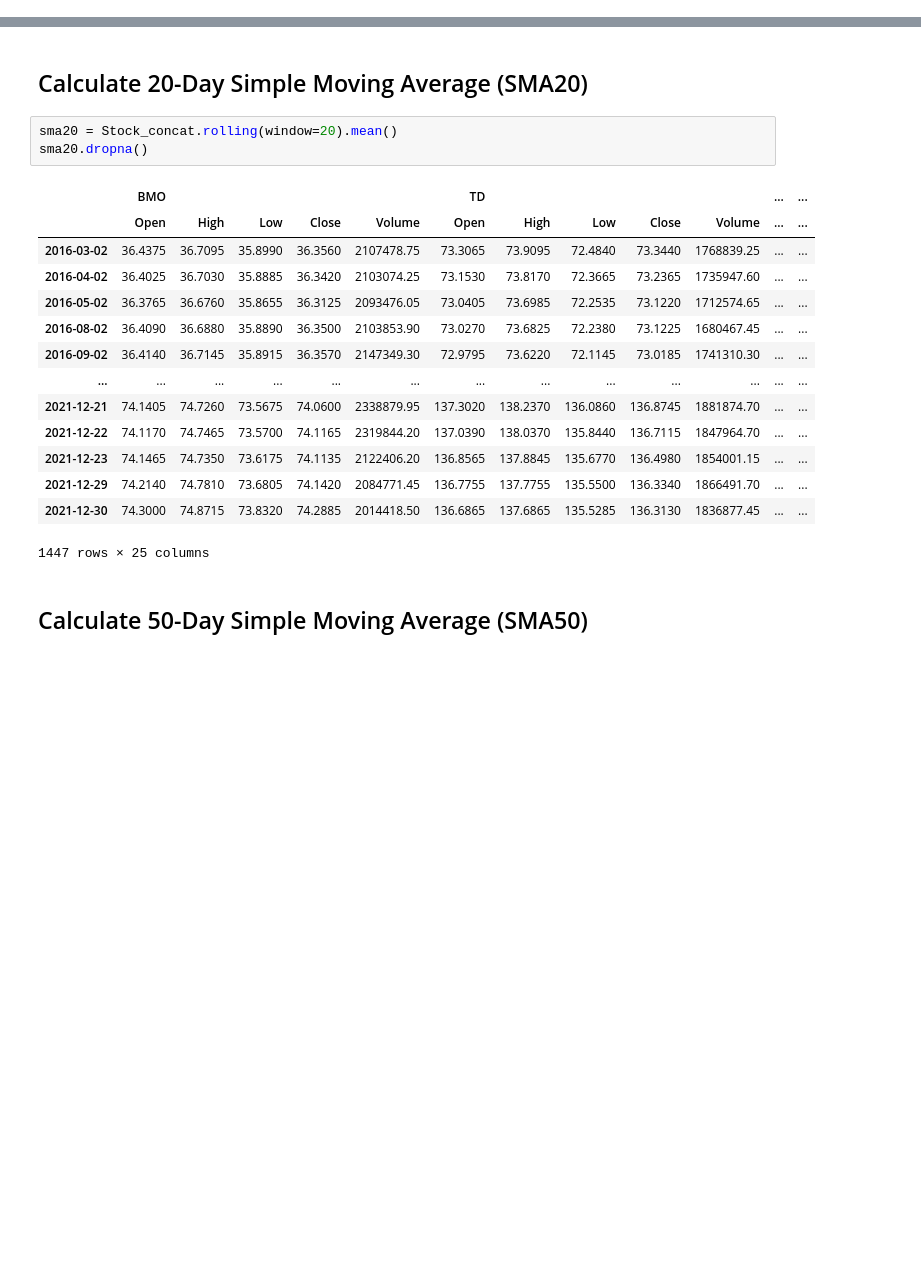
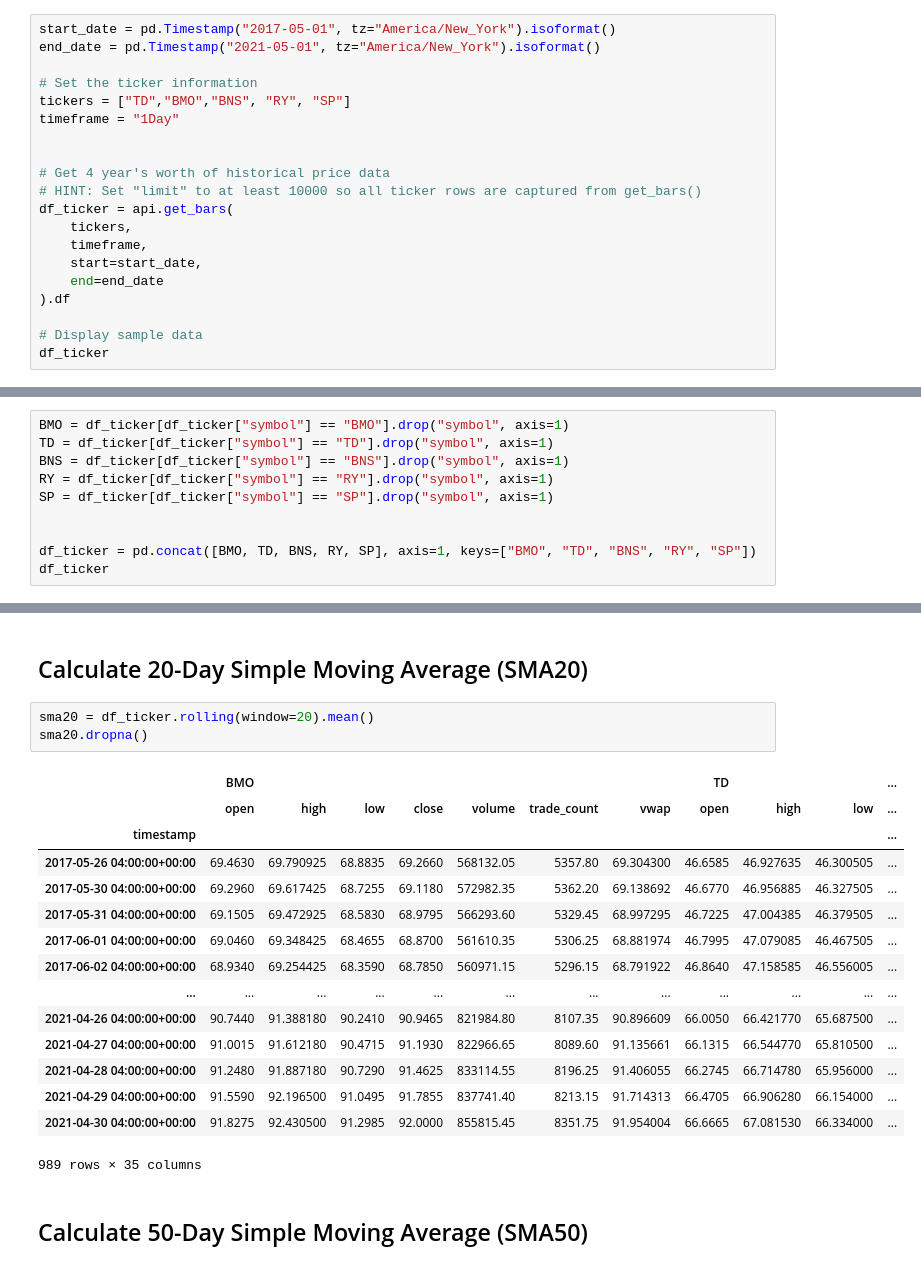
Before and after one commit to Jahanzeb9999/Fintech-Project-1, a Jupyter notebook: Fintech-Project-1-master/project1.ipynb, the cells around one changed output, grey strips where cells are left out. Cells and saved outputs as stored; diff of their text form; blank space fills up the shorter version.

```diff
--- a/Fintech-Project-1-master/project1.ipynb
+++ b/Fintech-Project-1-master/project1.ipynb
@@ -23,0 +27,20 @@ ValueError: ('Key ID must be given to access Alpaca trade API', ' (env: APCA_API
+# %%
+start_date = pd.Timestamp("2017-05-01", tz="America/New_York").isoformat()
+end_date = pd.Timestamp("2021-05-01", tz="America/New_York").isoformat()
+
+# Set the ticker information
+tickers = ["TD","BMO","BNS", "RY", "SP"]
+timeframe = "1Day"
+
+
+# Get 4 year's worth of historical price data
+# HINT: Set "limit" to at least 10000 so all ticker rows are captured from get_bars()
+df_ticker = api.get_bars(
+    tickers,
+    timeframe,
+    start=start_date,
+    end=end_date
+).df
+
+# Display sample data
+df_ticker
@@ -23,0 +62,10 @@ ValueError: ('Key ID must be given to access Alpaca trade API', ' (env: APCA_API
+# %%
+BMO = df_ticker[df_ticker["symbol"] == "BMO"].drop("symbol", axis=1)
+TD = df_ticker[df_ticker["symbol"] == "TD"].drop("symbol", axis=1)
+BNS = df_ticker[df_ticker["symbol"] == "BNS"].drop("symbol", axis=1)
+RY = df_ticker[df_ticker["symbol"] == "RY"].drop("symbol", axis=1)
+SP = df_ticker[df_ticker["symbol"] == "SP"].drop("symbol", axis=1)
+
+
+df_ticker = pd.concat([BMO, TD, BNS, RY, SP], axis=1, keys=["BMO", "TD", "BNS", "RY", "SP"])
+df_ticker
@@ -297,23 +270,24 @@ SP500_data["Close"].plot()
 # %% [markdown]
 ## Calculate 20-Day Simple Moving Average (SMA20)
 # %%
-sma20 = Stock_concat.rolling(window=20).mean()
+sma20 = df_ticker.rolling(window=20).mean()
 sma20.dropna()
 # %% [output]
-|  | BMO |  |  |  |  | TD |  |  |  |  | ... | ... |
-|  | Open | High | Low | Close | Volume | Open | High | Low | Close | Volume | ... | ... |
-| 2016-03-02 | 36.4375 | 36.7095 | 35.8990 | 36.3560 | 2107478.75 | 73.3065 | 73.9095 | 72.4840 | 73.3440 | 1768839.25 | ... | ... |
-| 2016-04-02 | 36.4025 | 36.7030 | 35.8885 | 36.3420 | 2103074.25 | 73.1530 | 73.8170 | 72.3665 | 73.2365 | 1735947.60 | ... | ... |
-| 2016-05-02 | 36.3765 | 36.6760 | 35.8655 | 36.3125 | 2093476.05 | 73.0405 | 73.6985 | 72.2535 | 73.1220 | 1712574.65 | ... | ... |
-| 2016-08-02 | 36.4090 | 36.6880 | 35.8890 | 36.3500 | 2103853.90 | 73.0270 | 73.6825 | 72.2380 | 73.1225 | 1680467.45 | ... | ... |
-| 2016-09-02 | 36.4140 | 36.7145 | 35.8915 | 36.3570 | 2147349.30 | 72.9795 | 73.6220 | 72.1145 | 73.0185 | 1741310.30 | ... | ... |
-| ... | ... | ... | ... | ... | ... | ... | ... | ... | ... | ... | ... | ... |
-| 2021-12-21 | 74.1405 | 74.7260 | 73.5675 | 74.0600 | 2338879.95 | 137.3020 | 138.2370 | 136.0860 | 136.8745 | 1881874.70 | ... | ... |
-| 2021-12-22 | 74.1170 | 74.7465 | 73.5700 | 74.1165 | 2319844.20 | 137.0390 | 138.0370 | 135.8440 | 136.7115 | 1847964.70 | ... | ... |
-| 2021-12-23 | 74.1465 | 74.7350 | 73.6175 | 74.1135 | 2122406.20 | 136.8565 | 137.8845 | 135.6770 | 136.4980 | 1854001.15 | ... | ... |
-| 2021-12-29 | 74.2140 | 74.7810 | 73.6805 | 74.1420 | 2084771.45 | 136.7755 | 137.7755 | 135.5500 | 136.3340 | 1866491.70 | ... | ... |
-| 2021-12-30 | 74.3000 | 74.8715 | 73.8320 | 74.2885 | 2014418.50 | 136.6865 | 137.6865 | 135.5285 | 136.3130 | 1836877.45 | ... | ... |
+|  | BMO |  |  |  |  |  |  | TD |  |  | ... |
+|  | open | high | low | close | volume | trade_count | vwap | open | high | low | ... |
+| timestamp |  |  |  |  |  |  |  |  |  |  | ... |
+| 2017-05-26 04:00:00+00:00 | 69.4630 | 69.790925 | 68.8835 | 69.2660 | 568132.05 | 5357.80 | 69.304300 | 46.6585 | 46.927635 | 46.300505 | ... |
+| 2017-05-30 04:00:00+00:00 | 69.2960 | 69.617425 | 68.7255 | 69.1180 | 572982.35 | 5362.20 | 69.138692 | 46.6770 | 46.956885 | 46.327505 | ... |
+| 2017-05-31 04:00:00+00:00 | 69.1505 | 69.472925 | 68.5830 | 68.9795 | 566293.60 | 5329.45 | 68.997295 | 46.7225 | 47.004385 | 46.379505 | ... |
+| 2017-06-01 04:00:00+00:00 | 69.0460 | 69.348425 | 68.4655 | 68.8700 | 561610.35 | 5306.25 | 68.881974 | 46.7995 | 47.079085 | 46.467505 | ... |
+| 2017-06-02 04:00:00+00:00 | 68.9340 | 69.254425 | 68.3590 | 68.7850 | 560971.15 | 5296.15 | 68.791922 | 46.8640 | 47.158585 | 46.556005 | ... |
+| ... | ... | ... | ... | ... | ... | ... | ... | ... | ... | ... | ... |
+| 2021-04-26 04:00:00+00:00 | 90.7440 | 91.388180 | 90.2410 | 90.9465 | 821984.80 | 8107.35 | 90.896609 | 66.0050 | 66.421770 | 65.687500 | ... |
+| 2021-04-27 04:00:00+00:00 | 91.0015 | 91.612180 | 90.4715 | 91.1930 | 822966.65 | 8089.60 | 91.135661 | 66.1315 | 66.544770 | 65.810500 | ... |
+| 2021-04-28 04:00:00+00:00 | 91.2480 | 91.887180 | 90.7290 | 91.4625 | 833114.55 | 8196.25 | 91.406055 | 66.2745 | 66.714780 | 65.956000 | ... |
+| 2021-04-29 04:00:00+00:00 | 91.5590 | 92.196500 | 91.0495 | 91.7855 | 837741.40 | 8213.15 | 91.714313 | 66.4705 | 66.906280 | 66.154000 | ... |
+| 2021-04-30 04:00:00+00:00 | 91.8275 | 92.430500 | 91.2985 | 92.0000 | 855815.45 | 8351.75 | 91.954004 | 66.6665 | 67.081530 | 66.334000 | ... |
-1447 rows × 25 columns
+989 rows × 35 columns
 # %% [markdown]
 ## Calculate 50-Day Simple Moving Average (SMA50)
 # %%
```
Also changed, not shown: parts of 36 cells of this notebook.
